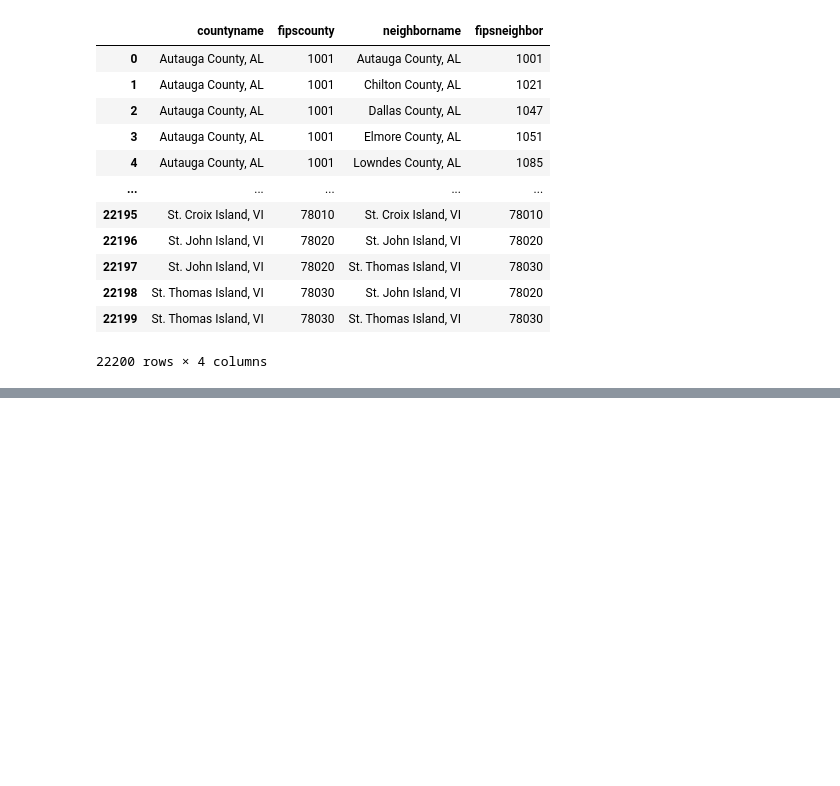
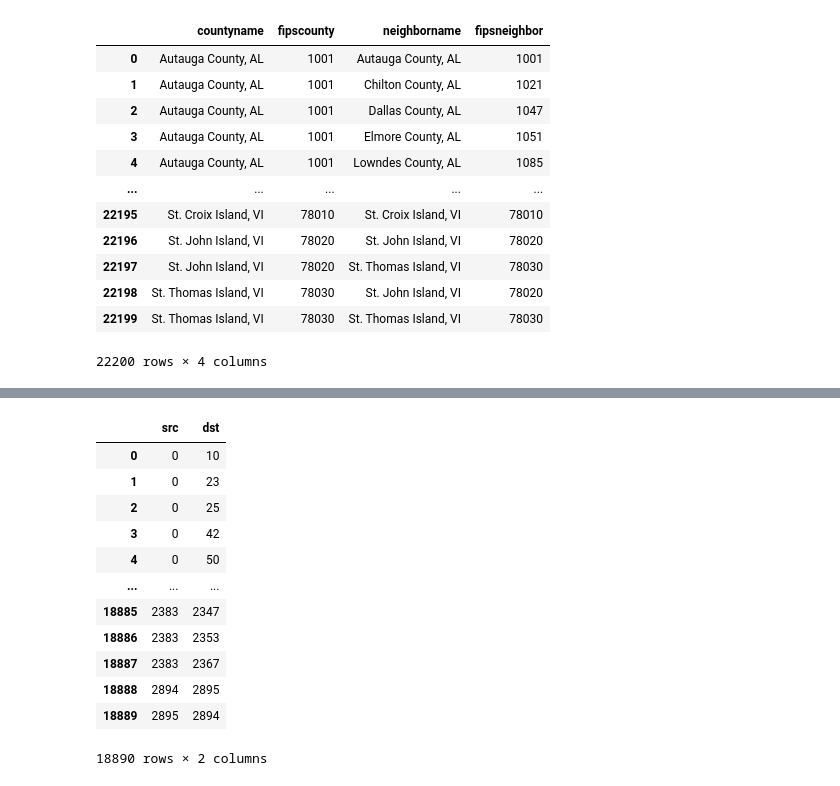
Before and after one commit to kamibrumi/hackviolet2021, a Jupyter notebook: test_analysis.ipynb, the cells around one changed output, grey strips where cells are left out. Cells and saved outputs as stored; diff of their text form; code cells hidden in the pictures; blank space fills up the shorter version.

```diff
--- a/test_analysis.ipynb
+++ b/test_analysis.ipynb
@@ -200,0 +242,21 @@ county_adjacency_df
+# %%
+ids_src_nodes = np.asarray(ids_src_nodes, dtype=np.int64)
+ids_dst_nodes = np.asarray(ids_dst_nodes, dtype=np.int64)
+
+stack_edges = np.hstack([ids_src_nodes.reshape((ids_src_nodes.shape[0],1)), ids_dst_nodes.reshape((ids_dst_nodes.shape[0],1))])
+edges_df = pd.DataFrame(data=stack_edges, columns=["src", "dst"])
+edges_df
+# %% [output]
+|  | src | dst |
+| 0 | 0 | 10 |
+| 1 | 0 | 23 |
+| 2 | 0 | 25 |
+| 3 | 0 | 42 |
+| 4 | 0 | 50 |
+| ... | ... | ... |
+| 18885 | 2383 | 2347 |
+| 18886 | 2383 | 2353 |
+| 18887 | 2383 | 2367 |
+| 18888 | 2894 | 2895 |
+| 18889 | 2895 | 2894 |
+18890 rows × 2 columns
```
Also changed, not shown: parts of 16 cells of this notebook.
